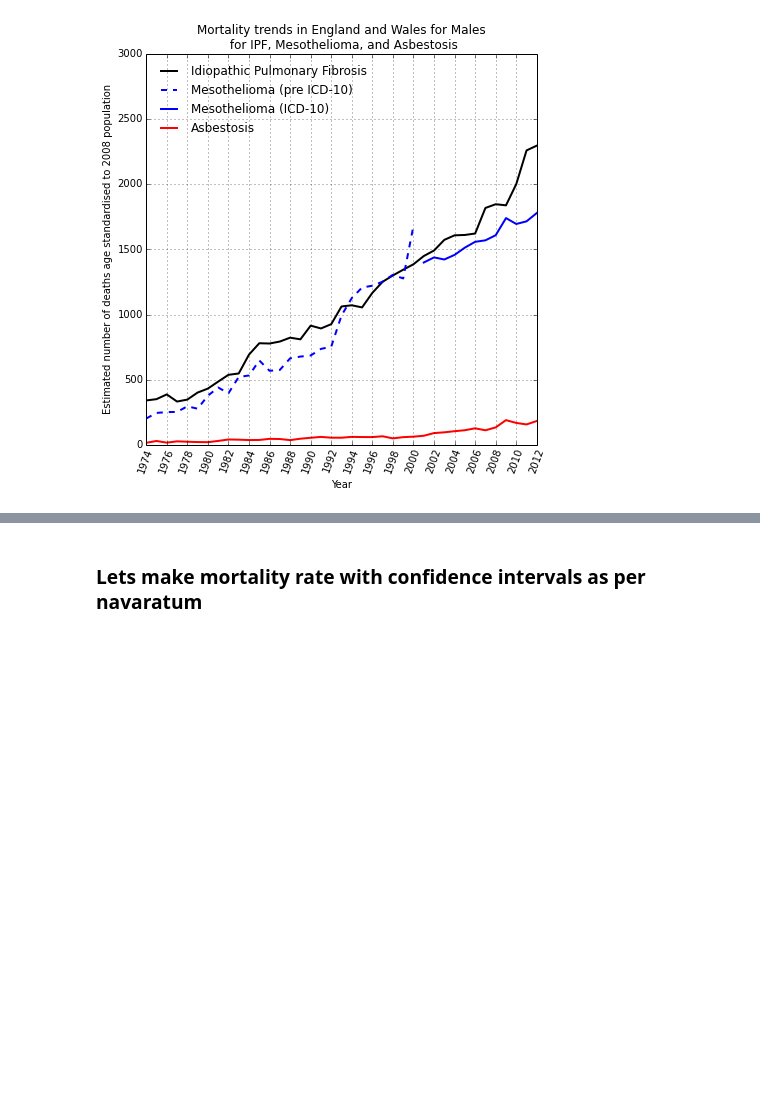
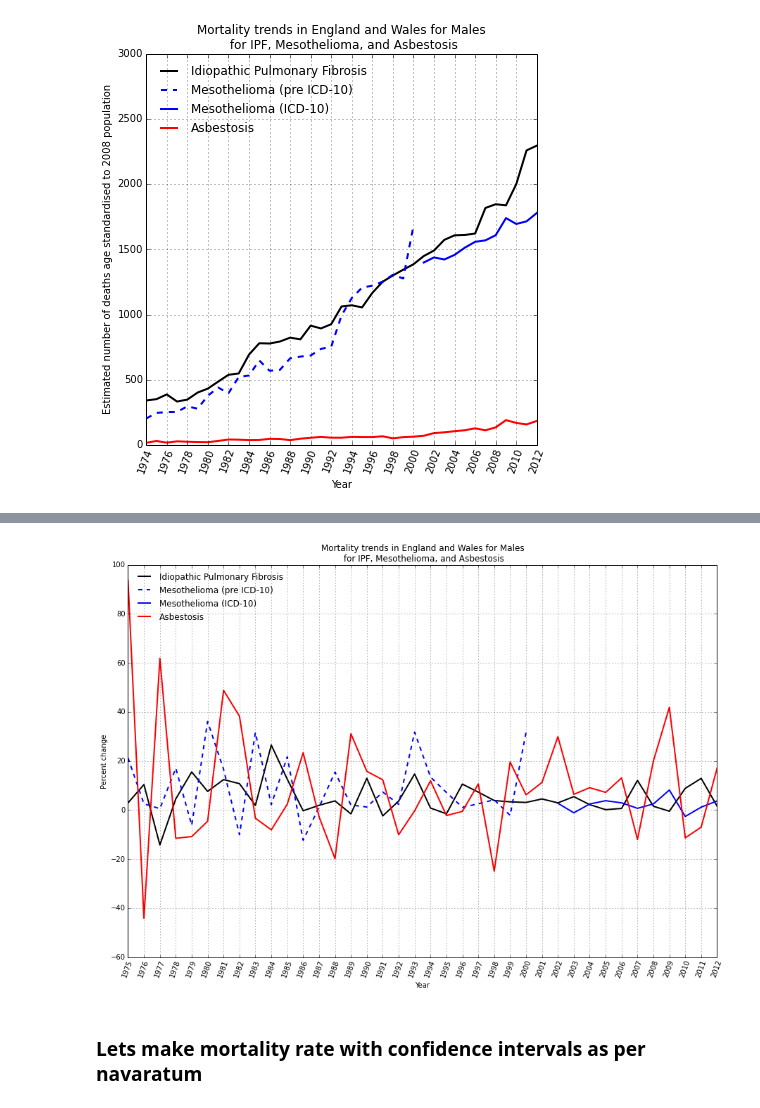
Before and after one commit to drcjar/pypf, a Jupyter notebook: notebooks/pypf_analysis.ipynb, the cells around one changed output, grey strips where cells are left out. Saved outputs shown, nothing was run; the diff lists cells and outputs as text; code cells hidden in the pictures; blank space fills up the shorter version.

```diff
--- a/notebooks/pypf_analysis.ipynb
+++ b/notebooks/pypf_analysis.ipynb
@@ -195,3 +273,42 @@ plt.savefig('.././fig/IPF mortality trends in England and Wales for Males for IP
+# %%
+plt.figure(figsize=(15, 10))
+x = data.index
+y = data.values * 100
+
+x1 = data1.index
+y1 = data1.values * 100
+
+x2 = data2.index
+y2 = data2.values * 100
+
+x3 = data3.index
+y3 = data3.values * 100
+
+major = mdates.YearLocator(1)
+minor = mdates.MonthLocator()
+plt.xticks(rotation=70)
+
+#plt.ylim((0,100))
+plt.ylabel('Percent change')
+plt.xlabel('Year')
+plt.title('Mortality trends in England and Wales for Males \n for IPF, Mesothelioma, and Asbestosis')
+#plt.annotate("ICD-9(1979)", (pd.to_datetime('1979'), 1000), (pd.to_datetime('1976'), 1500),
+              # arrowprops=dict(arrowstyle="->"))
+#plt.annotate("ICD-10(2000)", (pd.to_datetime('2000'), 2500), (pd.to_datetime('1997'), 3000),
+              # arrowprops=dict(arrowstyle="->"))
+plt.grid(True)
+p1, = plt.plot(x, y, 'k-', linewidth=2.0)
+p2, = plt.plot(x1, y1,'b--', linewidth=2.0)
+p3, = plt.plot(x2, y2, 'b-', linewidth=2.0)
+p4, = plt.plot(x3, y3, 'r-', linewidth=2.0)
+
+ax = plt.gca()
+ax.xaxis.set_major_locator(major)
+ax.legend([p1, p2, p3, p4], ["Idiopathic Pulmonary Fibrosis", "Mesothelioma (pre ICD-10)", "Mesothelioma (ICD-10)", "Asbestosis"], loc='upper left', frameon=False)
+
+plt.savefig('.././fig/IPF mortality trends in England and Wales for Males for IPF, Mesothelioma, and Asbestosis.png')
+# %% [output]
+[figure, added]
 # %% [markdown]
 ### Lets make mortality rate with confidence intervals as per navaratum
 # %%
```
Also changed, not shown: parts of 5 cells of this notebook, 3 other files.
